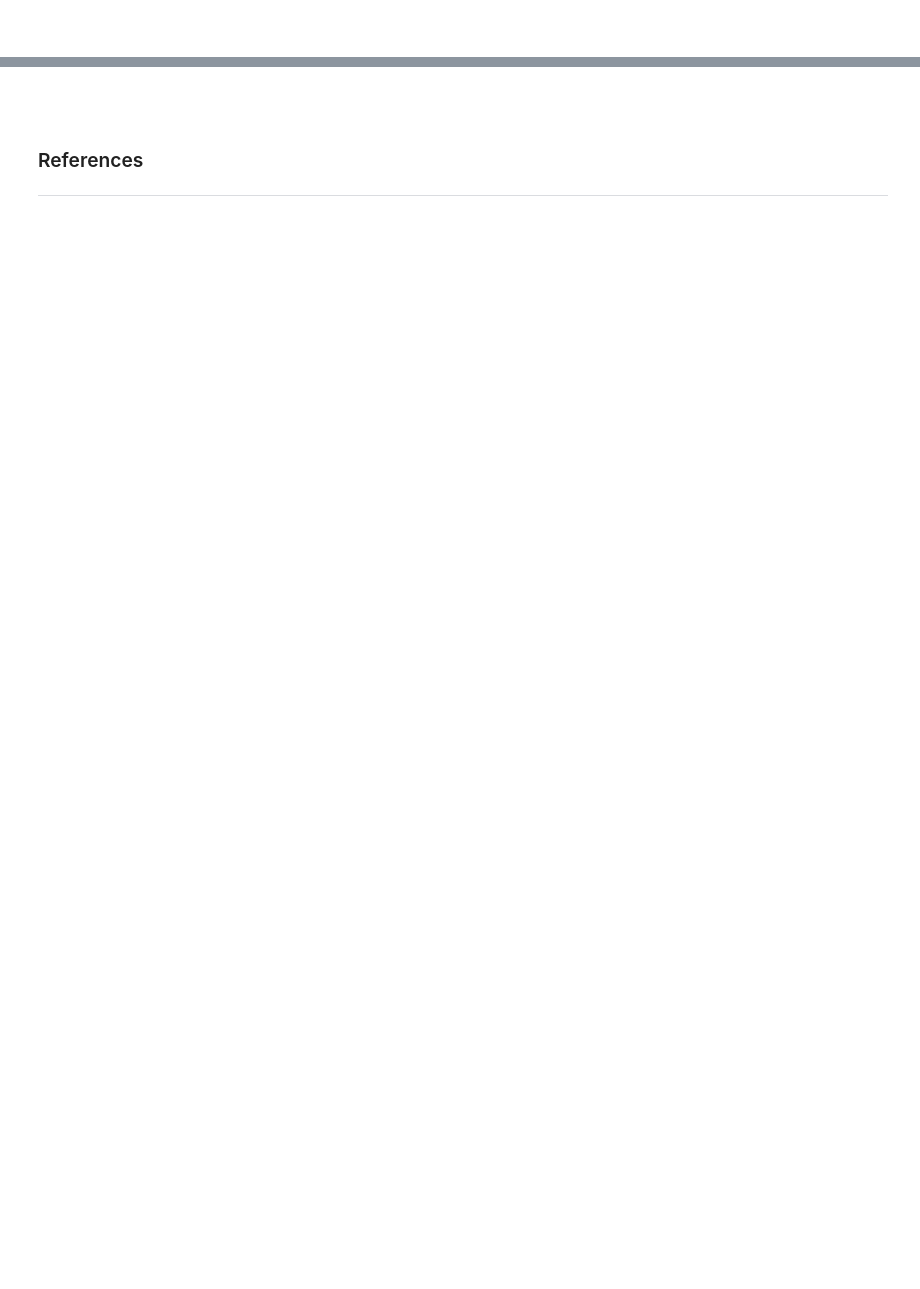
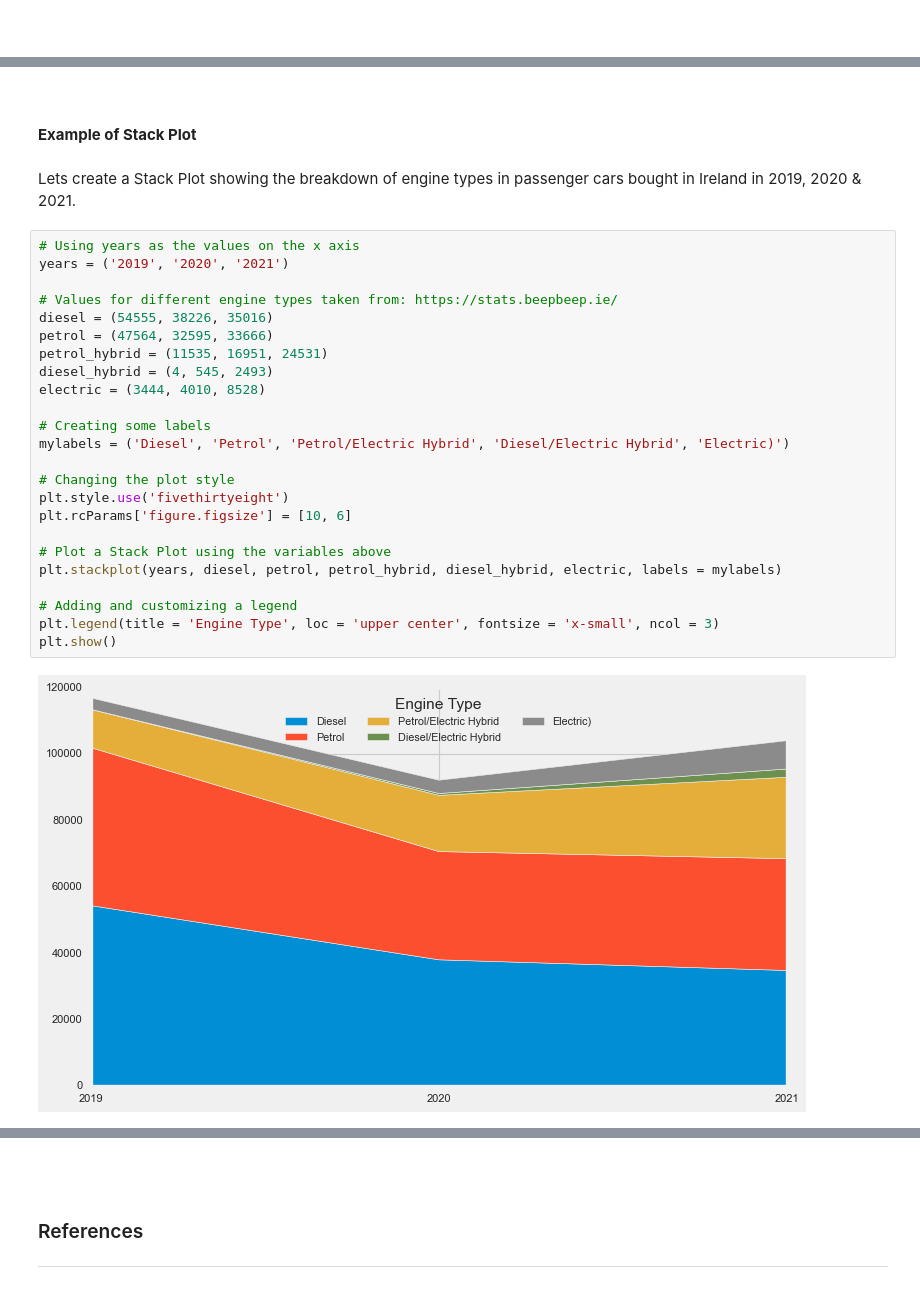
Before and after one commit to G00398258/fundsofda-assessment, a Jupyter notebook: pyplot.ipynb, the cells around one changed output, grey strips where cells are left out. Drawn from its saved outputs; the diff is of its cells as text; blank space fills up the shorter version.

```diff
--- a/pyplot.ipynb
+++ b/pyplot.ipynb
@@ -288,0 +343,32 @@ Stacked Area Plots, or Stack Plots, are used to plot linear data in a vertical o
+# %% [markdown]
+<br>
+# %% [markdown]
+**Example of Stack Plot**
+# %% [markdown]
+Lets create a Stack Plot showing the breakdown of engine types in passenger cars bought in Ireland in 2019, 2020 & 2021.
+# %%
+# Using years as the values on the x axis
+years = ('2019', '2020', '2021')
+
+# Values for different engine types taken from: https://stats.beepbeep.ie/
+diesel = (54555, 38226, 35016)
+petrol = (47564, 32595, 33666)
+petrol_hybrid = (11535, 16951, 24531)
+diesel_hybrid = (4, 545, 2493)
+electric = (3444, 4010, 8528)
+
+# Creating some labels
+mylabels = ('Diesel', 'Petrol', 'Petrol/Electric Hybrid', 'Diesel/Electric Hybrid', 'Electric)')
+
+# Changing the plot style
+plt.style.use('fivethirtyeight')
+plt.rcParams['figure.figsize'] = [10, 6]
+
+# Plot a Stack Plot using the variables above
+plt.stackplot(years, diesel, petrol, petrol_hybrid, diesel_hybrid, electric, labels = mylabels)
+
+# Adding and customizing a legend
+plt.legend(title = 'Engine Type', loc = 'upper center', fontsize = 'x-small', ncol = 3)
+plt.show()
+# %% [output]
+[figure, added]
```
Also changed, not shown: parts of 32 cells of this notebook, 1 other file.
